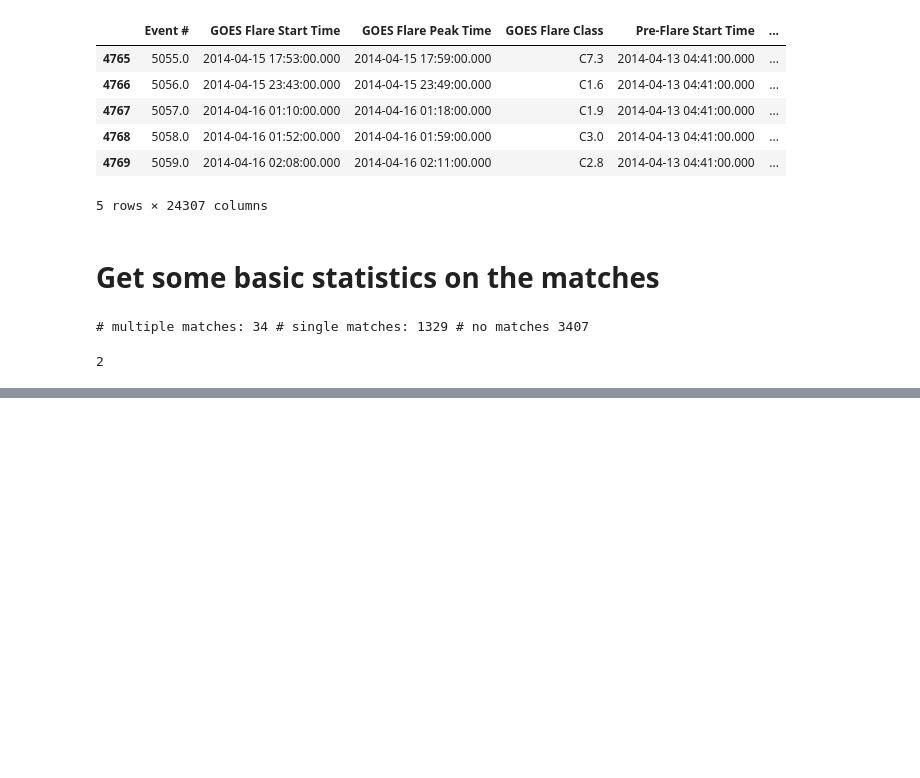
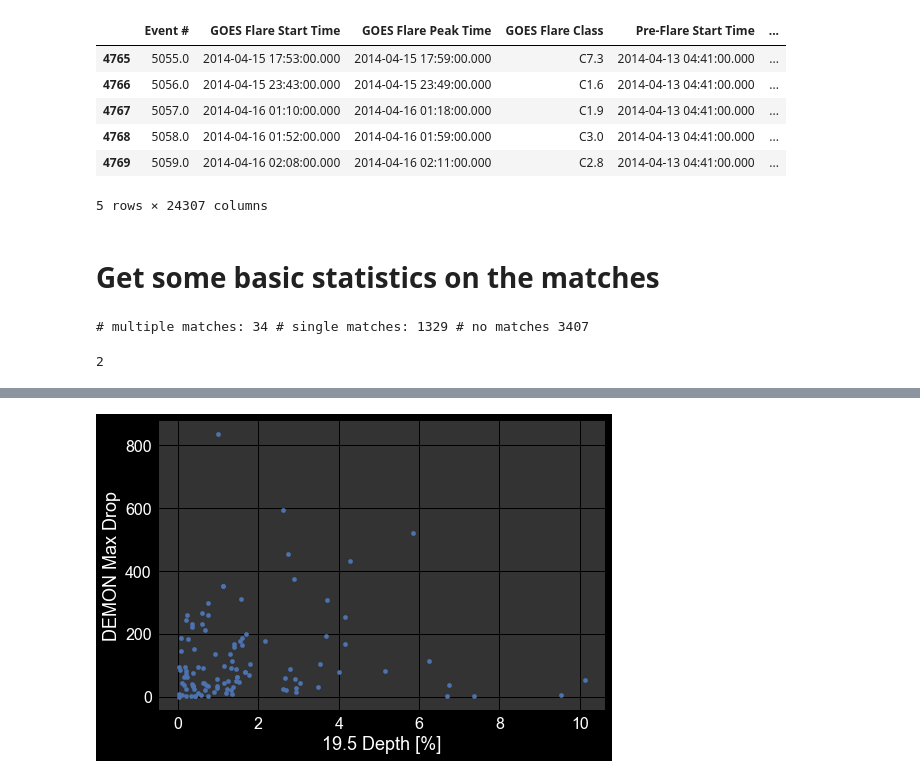
Before and after one commit to jmason86/James-s-EVE-Dimming-Index-JEDI, a Jupyter notebook: explore/explore_jedi_demon.ipynb, the cells around one changed output, grey strips where cells are left out. Cells and saved outputs as stored; diff of their text form; code cells hidden in the pictures; blank space fills up the shorter version.

```diff
--- a/explore/explore_jedi_demon.ipynb
+++ b/explore/explore_jedi_demon.ipynb
@@ -115,0 +130,4 @@ max(multiple_matches_df)
+# %%
+jedi_demon.plot.scatter(x='19.5 Depth [%]', y='DEMON Max Drop');
+# %% [output]
+[figure, added]
```
Also changed, not shown: parts of 6 cells of this notebook.
